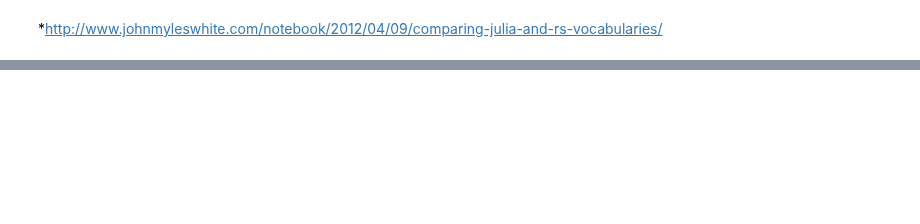
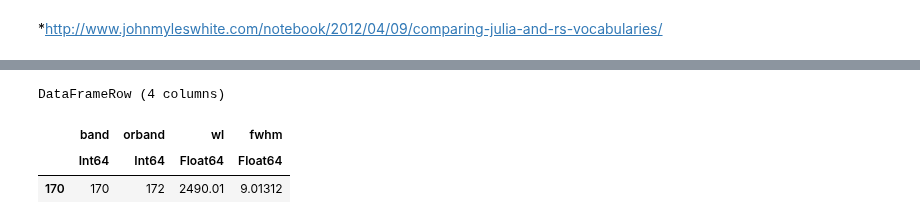
Before and after one commit to sfacca/stage-Machine-learning, a Jupyter notebook: prisma/hdf5/hdfeos prove.ipynb, the cells around one changed output, grey strips where cells are left out. Cells and saved outputs as stored; diff of their text form; code cells hidden in the pictures; blank space fills up the shorter version.

```diff
--- a/prisma/hdf5/hdfeos prove.ipynb
+++ b/prisma/hdf5/hdfeos prove.ipynb
@@ -416,0 +399,8 @@ b = cat(b,c,dims=3)
+# %%
+maxvnir = bandvnir[end,:]
+bandstoget = bandswir[end-1,:]
+# %% [output]
+DataFrameRow (4 columns)
+|  | band | orband | wl | fwhm |
+|  | Int64 | Int64 | Float64 | Float64 |
+| 170 | 170 | 172 | 2490.01 | 9.01312 |
```
Also changed, not shown: parts of 79 cells of this notebook, 6 other files.
